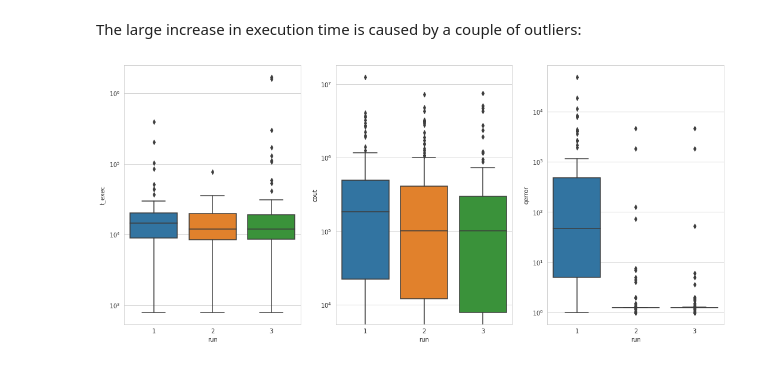
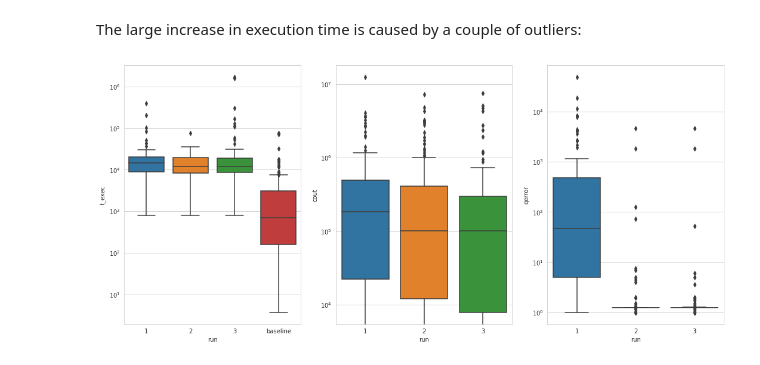
Before and after one commit to rbergm/aft, a Jupyter notebook: pg-aqo/Workload-Evaluation.ipynb, the cells around one changed output. Cells and saved outputs as stored; diff of their text form; code cells hidden in the pictures.

Commit message:
Integrate JOB baseline in pg-aqo evaluation

```diff
--- a/pg-aqo/Workload-Evaluation.ipynb
+++ b/pg-aqo/Workload-Evaluation.ipynb
@@ -126,6 +126,9 @@ df_aqo
 | 111 | SELECT COUNT(*) FROM aka_name AS ... | 276606 | [{'Plan': {'Node Type': 'Aggregat... | 13456.577 | 11.716 | 9c | 3 |
 | 112 | SELECT COUNT(*) FROM aka_name AS ... | 1213881 | [{'Plan': {'Node Type': 'Aggregat... | 17371.718 | 13.084 | 9d | 3 |
 339 rows × 7 columns
+# %%
+df_baseline = pd.read_csv("../ues/workloads/job-implicit-cout.csv")
+df_baseline["run"] = "baseline"
 # %% [markdown]
 Query with maximum runtime during the first iteration:
 # %%
@@ -253,11 +240,11 @@ df_aqo["qerror"] = qerror(actual_rows, planned_rows)
 The large increase in execution time is caused by a couple of outliers:
 # %%
 fig, (ax_t_exec, ax_cout, ax_qerror) = plt.subplots(nrows=1, ncols=3, figsize=(18,8))
-g = sns.boxplot(data=df_aqo, x="run", y="t_exec", ax=ax_t_exec)
+g = sns.boxplot(data=pd.concat([df_aqo, df_baseline]), x="run", y="t_exec", ax=ax_t_exec)
 g.set_yscale("log")
 g = sns.boxplot(data=df_aqo, x="run", y="cout", ax=ax_cout)
 g.set_yscale("log")
 g = sns.boxplot(data=df_aqo, x="run", y="qerror", ax=ax_qerror)
 g.set_yscale("log")
 # %% [output]
-[figure, old version]
+[figure, new version]
```
Also changed, not shown: parts of 2 cells of this notebook.
